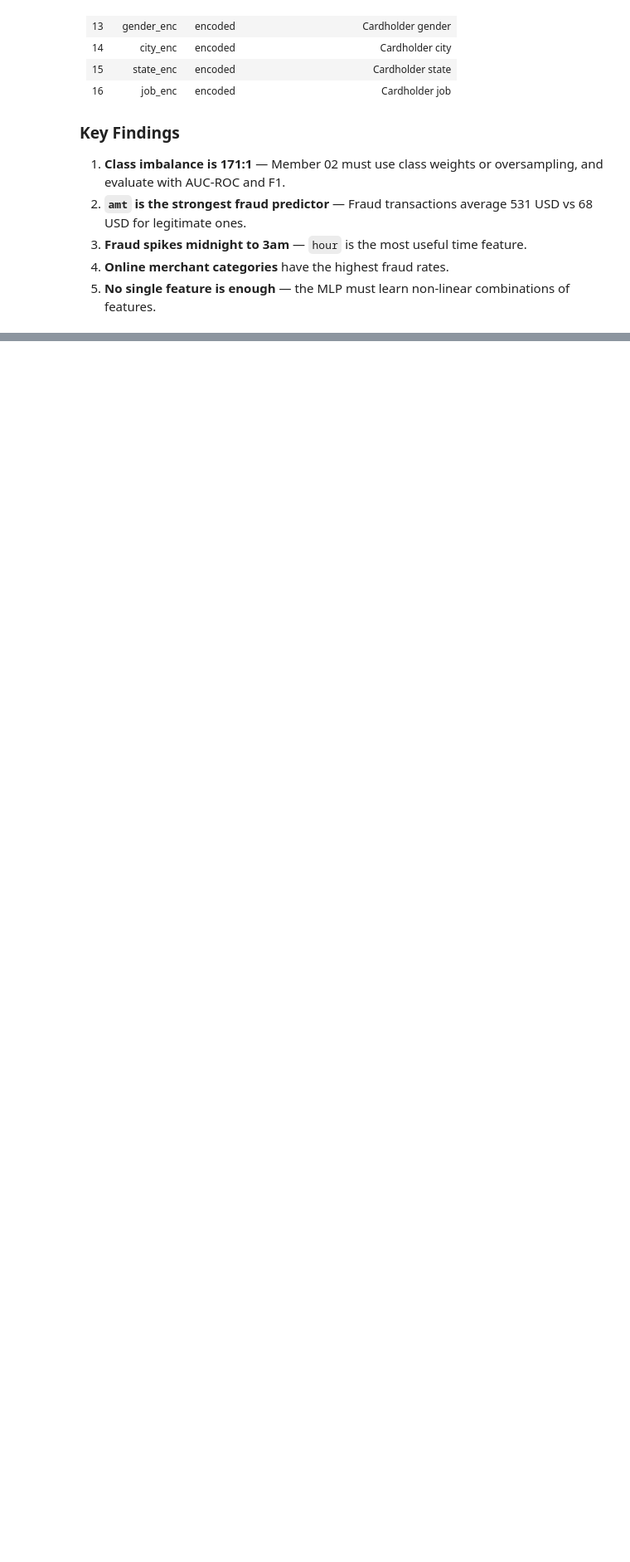
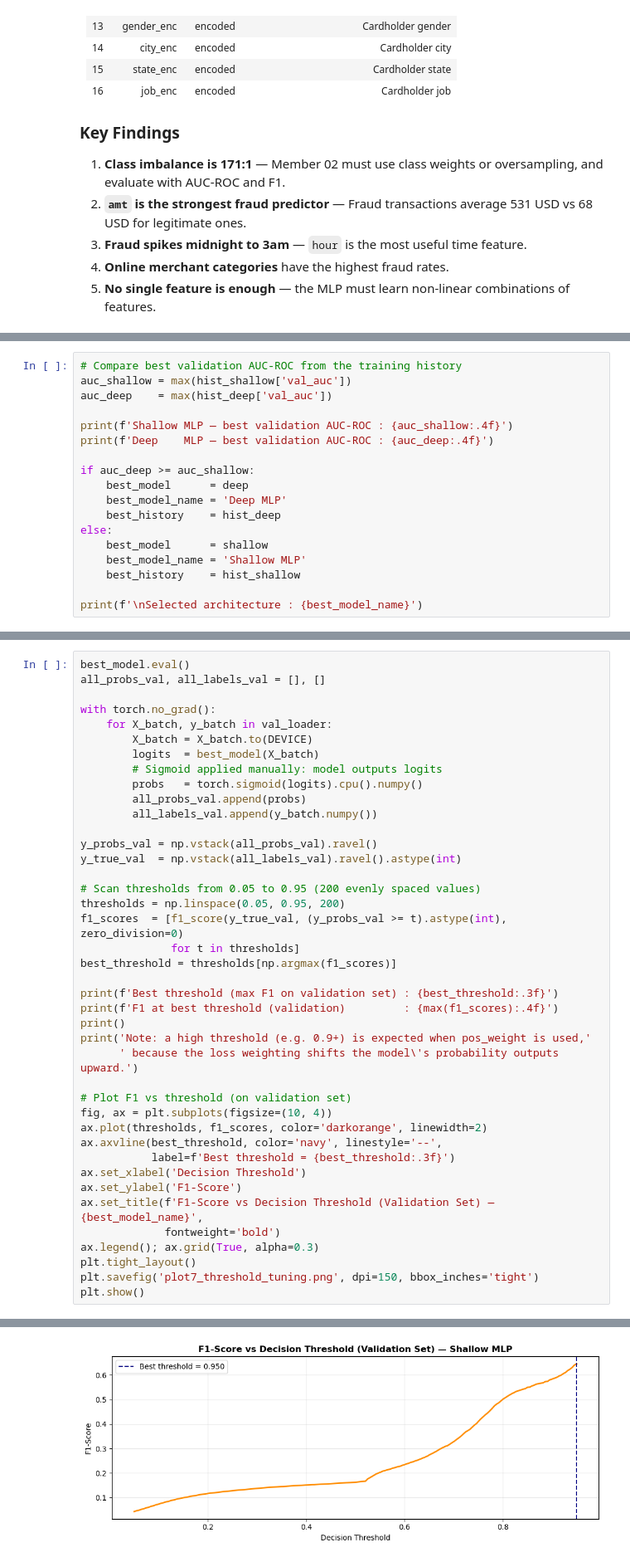
Before and after one commit to bouchra147587/p009-security, a Jupyter notebook: P009-Model-Inversion-Attack-Defense.ipynb, the cells around one changed output, grey strips where cells are left out. Shown at 83% size. Drawn from its saved outputs; the diff is of its cells as text; blank space fills up the shorter version.

```diff
--- a/P009-Model-Inversion-Attack-Defense.ipynb
+++ b/P009-Model-Inversion-Attack-Defense.ipynb
@@ -795,0 +1245,18 @@ Files saved:
+# %%
+# Compare best validation AUC-ROC from the training history
+auc_shallow = max(hist_shallow['val_auc'])
+auc_deep    = max(hist_deep['val_auc'])
+
+print(f'Shallow MLP — best validation AUC-ROC : {auc_shallow:.4f}')
+print(f'Deep    MLP — best validation AUC-ROC : {auc_deep:.4f}')
+
+if auc_deep >= auc_shallow:
+    best_model      = deep
+    best_model_name = 'Deep MLP'
+    best_history    = hist_deep
+else:
+    best_model      = shallow
+    best_model_name = 'Shallow MLP'
+    best_history    = hist_shallow
+
+print(f'\nSelected architecture : {best_model_name}')
@@ -795,0 +1279,42 @@ Files saved:
+# %%
+best_model.eval()
+all_probs_val, all_labels_val = [], []
+
+with torch.no_grad():
+    for X_batch, y_batch in val_loader:
+        X_batch = X_batch.to(DEVICE)
+        logits  = best_model(X_batch)
+        # Sigmoid applied manually: model outputs logits
+        probs   = torch.sigmoid(logits).cpu().numpy()
+        all_probs_val.append(probs)
+        all_labels_val.append(y_batch.numpy())
+
+y_probs_val = np.vstack(all_probs_val).ravel()
+y_true_val  = np.vstack(all_labels_val).ravel().astype(int)
+
+# Scan thresholds from 0.05 to 0.95 (200 evenly spaced values)
+thresholds = np.linspace(0.05, 0.95, 200)
+f1_scores  = [f1_score(y_true_val, (y_probs_val >= t).astype(int), zero_division=0)
+              for t in thresholds]
+best_threshold = thresholds[np.argmax(f1_scores)]
+
+print(f'Best threshold (max F1 on validation set) : {best_threshold:.3f}')
+print(f'F1 at best threshold (validation)         : {max(f1_scores):.4f}')
+print()
+print('Note: a high threshold (e.g. 0.9+) is expected when pos_weight is used,'
+      ' because the loss weighting shifts the model\'s probability outputs upward.')
+
+# Plot F1 vs threshold (on validation set)
+fig, ax = plt.subplots(figsize=(10, 4))
+ax.plot(thresholds, f1_scores, color='darkorange', linewidth=2)
+ax.axvline(best_threshold, color='navy', linestyle='--',
+           label=f'Best threshold = {best_threshold:.3f}')
+ax.set_xlabel('Decision Threshold')
+ax.set_ylabel('F1-Score')
+ax.set_title(f'F1-Score vs Decision Threshold (Validation Set) — {best_model_name}',
+             fontweight='bold')
+ax.legend(); ax.grid(True, alpha=0.3)
+plt.tight_layout()
+plt.savefig('plot7_threshold_tuning.png', dpi=150, bbox_inches='tight')
+plt.show()
+# %% [output]
@@ -795,0 +1325 @@ Files saved:
+[figure, added]
```
Also changed, not shown: parts of 48 cells of this notebook.
